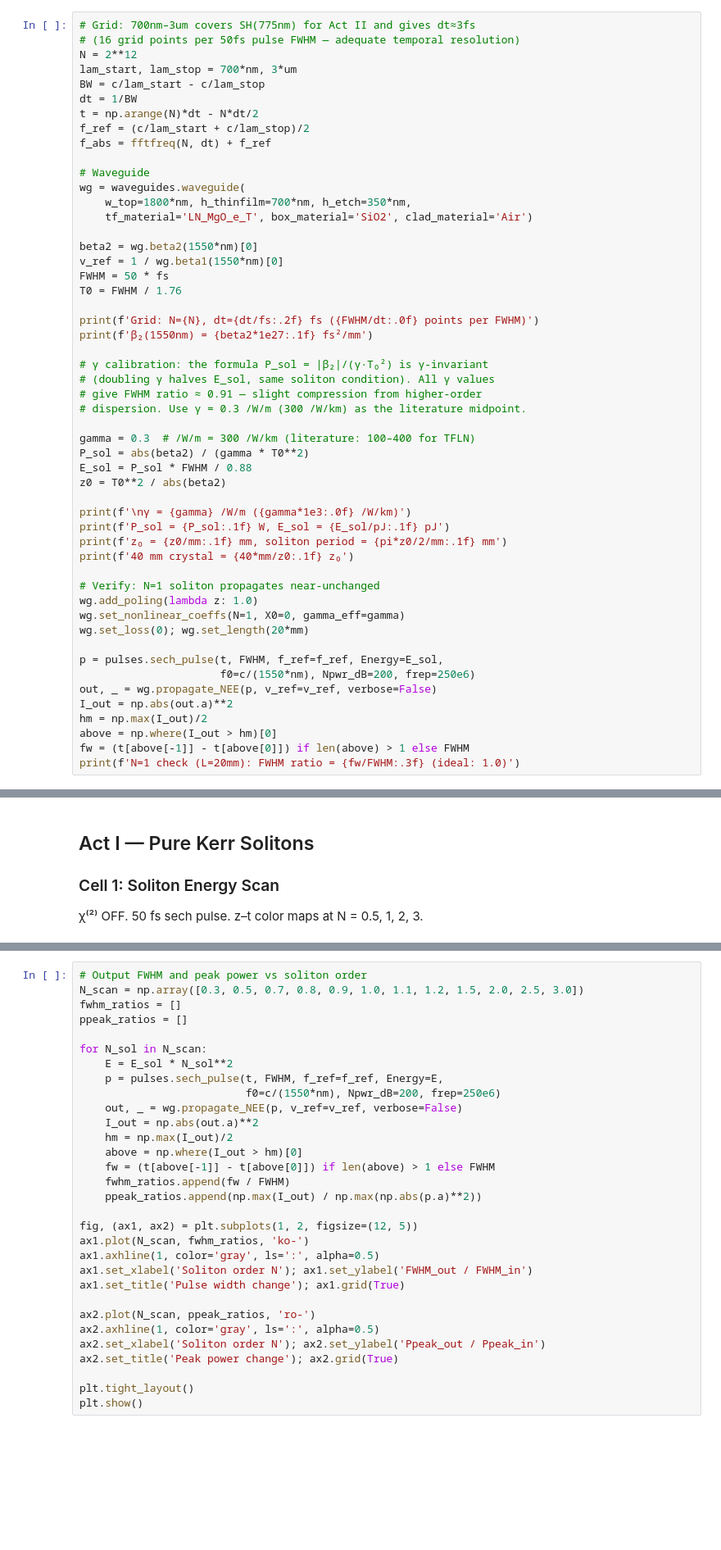
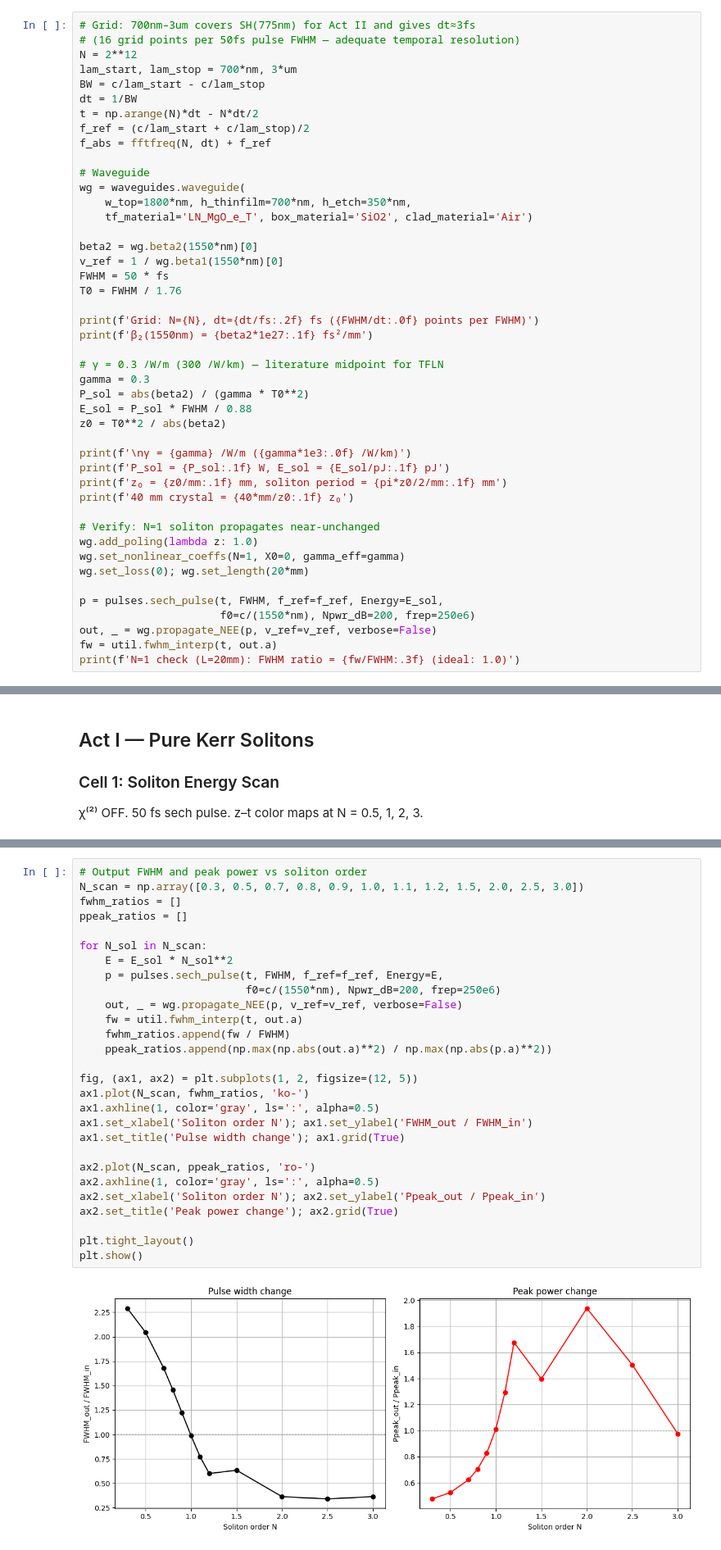
Before and after one commit to pramasoul/snow, a Jupyter notebook: tutorials/11 Kerr Solitons.ipynb, the cells around one changed output, grey strips where cells are left out. Shown at 82% size. Cells and saved outputs as stored; diff of their text form; blank space fills up the shorter version.

```diff
--- a/tutorials/11 Kerr Solitons.ipynb
+++ b/tutorials/11 Kerr Solitons.ipynb
@@ -53,12 +53,8 @@ T0 = FWHM / 1.76
 print(f'Grid: N={N}, dt={dt/fs:.2f} fs ({FWHM/dt:.0f} points per FWHM)')
 print(f'β₂(1550nm) = {beta2*1e27:.1f} fs²/mm')
 
-# γ calibration: the formula P_sol = |β₂|/(γ·T₀²) is γ-invariant
-# (doubling γ halves E_sol, same soliton condition). All γ values
-# give FWHM ratio ≈ 0.91 — slight compression from higher-order
-# dispersion. Use γ = 0.3 /W/m (300 /W/km) as the literature midpoint.
-
-gamma = 0.3  # /W/m = 300 /W/km (literature: 100–400 for TFLN)
+# γ = 0.3 /W/m (300 /W/km) — literature midpoint for TFLN
+gamma = 0.3
 P_sol = abs(beta2) / (gamma * T0**2)
 E_sol = P_sol * FWHM / 0.88
 z0 = T0**2 / abs(beta2)
@@ -76,8 +72,5 @@ wg.set_loss(0); wg.set_length(20*mm)
 p = pulses.sech_pulse(t, FWHM, f_ref=f_ref, Energy=E_sol,
                       f0=c/(1550*nm), Npwr_dB=200, frep=250e6)
 out, _ = wg.propagate_NEE(p, v_ref=v_ref, verbose=False)
-I_out = np.abs(out.a)**2
-hm = np.max(I_out)/2
-above = np.where(I_out > hm)[0]
-fw = (t[above[-1]] - t[above[0]]) if len(above) > 1 else FWHM
+fw = util.fwhm_interp(t, out.a)
 print(f'N=1 check (L=20mm): FWHM ratio = {fw/FWHM:.3f} (ideal: 1.0)')
@@ -126,34 +134,33 @@ plt.close(fig)
 # %%
 # Output FWHM and peak power vs soliton order
 N_scan = np.array([0.3, 0.5, 0.7, 0.8, 0.9, 1.0, 1.1, 1.2, 1.5, 2.0, 2.5, 3.0])
 fwhm_ratios = []
 ppeak_ratios = []
 
 for N_sol in N_scan:
     E = E_sol * N_sol**2
     p = pulses.sech_pulse(t, FWHM, f_ref=f_ref, Energy=E,
                           f0=c/(1550*nm), Npwr_dB=200, frep=250e6)
     out, _ = wg.propagate_NEE(p, v_ref=v_ref, verbose=False)
-    I_out = np.abs(out.a)**2
-    hm = np.max(I_out)/2
-    above = np.where(I_out > hm)[0]
-    fw = (t[above[-1]] - t[above[0]]) if len(above) > 1 else FWHM
+    fw = util.fwhm_interp(t, out.a)
     fwhm_ratios.append(fw / FWHM)
-    ppeak_ratios.append(np.max(I_out) / np.max(np.abs(p.a)**2))
+    ppeak_ratios.append(np.max(np.abs(out.a)**2) / np.max(np.abs(p.a)**2))
 
 fig, (ax1, ax2) = plt.subplots(1, 2, figsize=(12, 5))
 ax1.plot(N_scan, fwhm_ratios, 'ko-')
 ax1.axhline(1, color='gray', ls=':', alpha=0.5)
 ax1.set_xlabel('Soliton order N'); ax1.set_ylabel('FWHM_out / FWHM_in')
 ax1.set_title('Pulse width change'); ax1.grid(True)
 
 ax2.plot(N_scan, ppeak_ratios, 'ro-')
 ax2.axhline(1, color='gray', ls=':', alpha=0.5)
 ax2.set_xlabel('Soliton order N'); ax2.set_ylabel('Ppeak_out / Ppeak_in')
 ax2.set_title('Peak power change'); ax2.grid(True)
 
 plt.tight_layout()
 plt.show()
+# %% [output]
+[figure, added]
 # %% [markdown]
 ### Cell 2: Soliton Self-Compression and Fission
 
```
Also changed, not shown: parts of 6 cells of this notebook, 2 other files.
